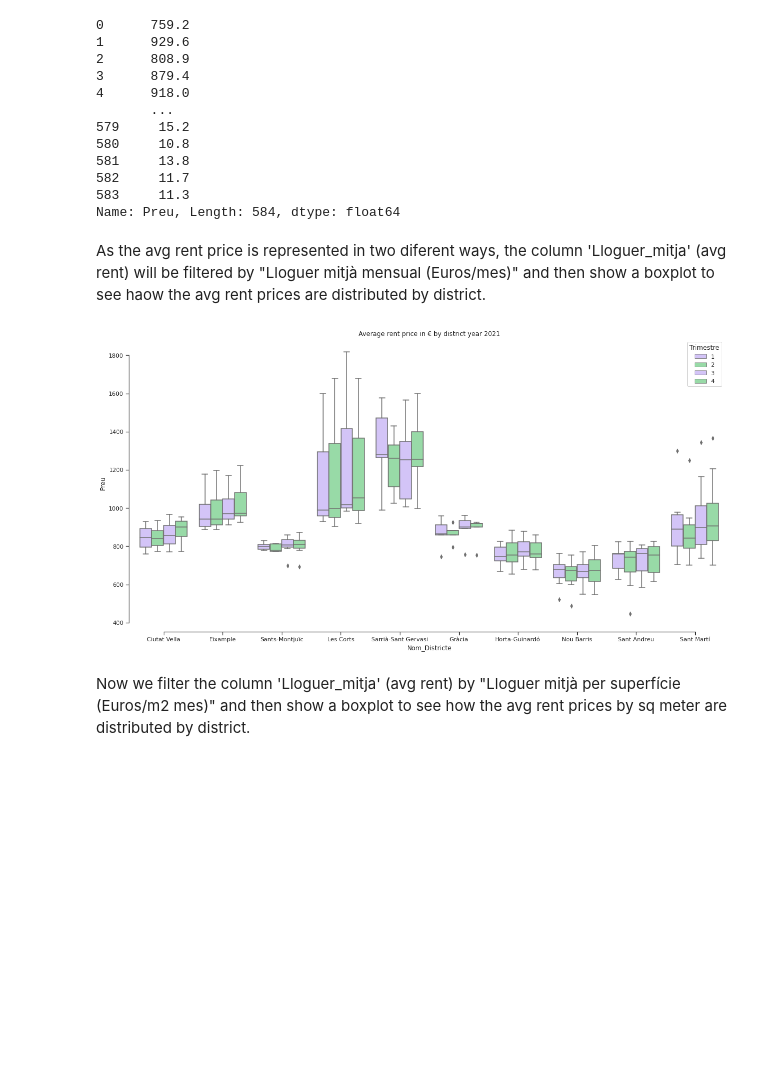
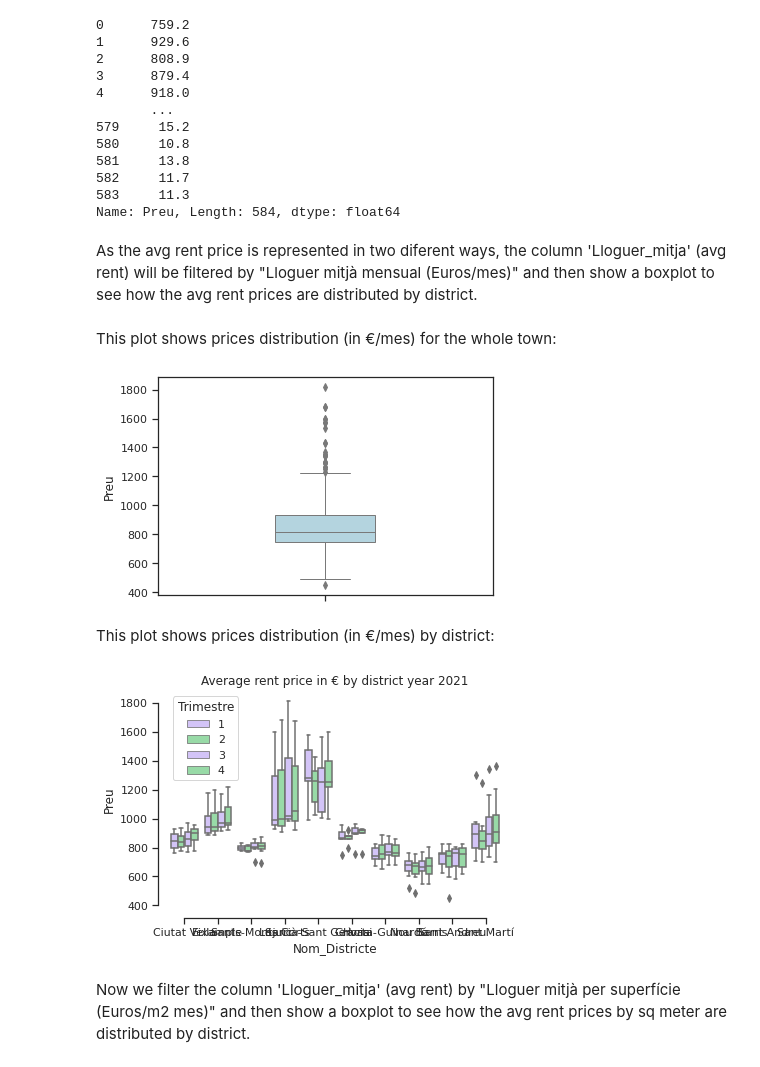
Before and after one commit to ddenebb/visualitzacio_exploratoria, a Jupyter notebook: Tasca_M4_T01.ipynb, the cells around one changed output. Cells and saved outputs as stored; diff of their text form; code cells hidden in the pictures; blank space fills up the shorter version.

```diff
--- a/Tasca_M4_T01.ipynb
+++ b/Tasca_M4_T01.ipynb
@@ -120,4 +174,4 @@ See the caveats in the documentation: https://pandas.pydata.org/pandas-docs/stab
 583     11.3
 Name: Preu, Length: 584, dtype: float64
 # %% [markdown]
-As the avg rent price is represented in two diferent ways, the column 'Lloguer_mitja' (avg rent) will be filtered by "Lloguer mitjà mensual (Euros/mes)" and then show a boxplot to see haow the avg rent prices are distributed by district.
+As the avg rent price is represented in two diferent ways, the column 'Lloguer_mitja' (avg rent) will be filtered by "Lloguer mitjà mensual (Euros/mes)" and then show a boxplot to see how the avg rent prices are distributed by district.
@@ -124,10 +180,18 @@ As the avg rent price is represented in two diferent ways, the column 'Lloguer_m
+# %% [markdown]
+This plot shows prices distribution (in €/mes) for the whole town:
+# %%
+sns.boxplot(y="Preu", data=avg_rent_yearly,  color='lightblue', fliersize=5,  orient='v', linewidth=1 , width=0.3,);
+# %% [output]
+[figure, added]
+# %% [markdown]
+This plot shows prices distribution (in €/mes) by district:
 # %%
-avg_rent_yearly=df[(df.Lloguer_mitja == 'Lloguer mitjà mensual (Euros/mes)')]
 sns.set_theme(style="ticks", palette="pastel")
 sns.boxplot(x='Nom_Districte', y ="Preu", hue = 'Trimestre', palette=["m", "g"],
             data=avg_rent_yearly).set(title="Average rent price in € by district year 2021");
 sns.despine(offset=10, trim=True)
+plt.savefig('Average rent price in € by district year 2021.png')
 # %% [output]
-[figure, old version]
+[figure, new version]
 # %% [markdown]
 Now we filter the column 'Lloguer_mitja' (avg rent) by "Lloguer mitjà per superfície (Euros/m2 mes)" and then show a boxplot to see how the avg rent prices by sq meter are distributed by district.
```
Also changed, not shown: parts of 34 cells of this notebook.
